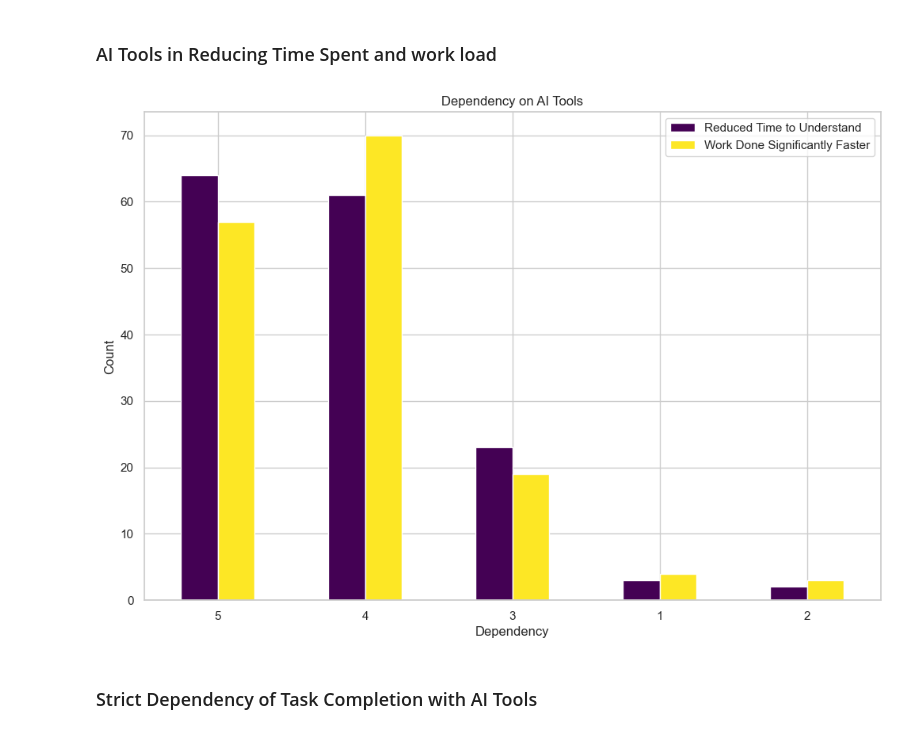
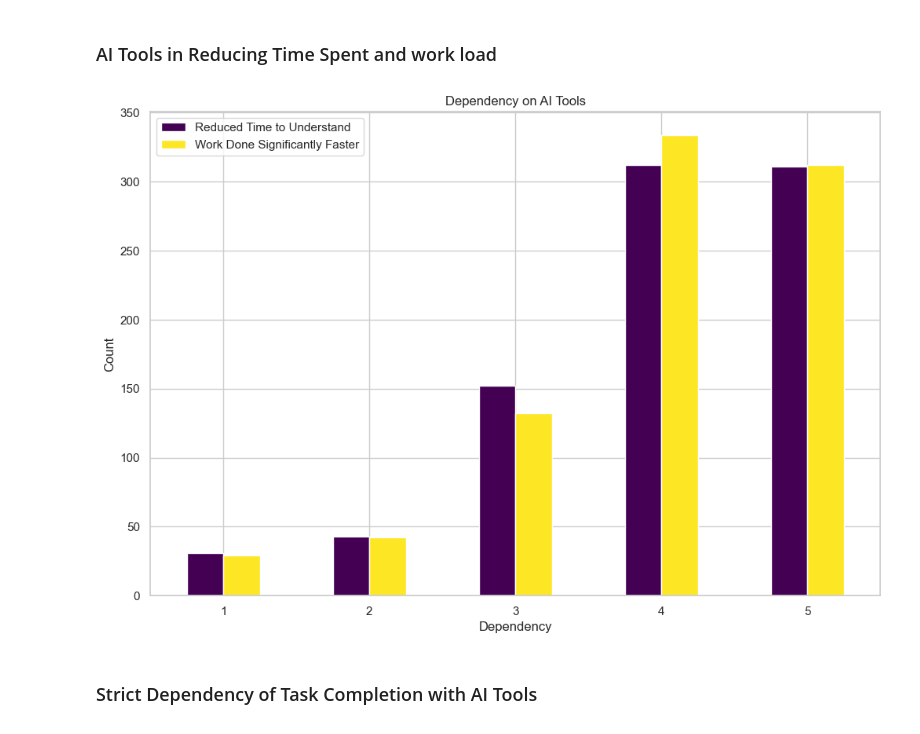
Before and after one commit to NotAlpha45/Survey-on-the-Impact-of-AI-Tools, a Jupyter notebook: code/dataset_exploration.ipynb, the cells around one changed output. Cells and saved outputs as stored; diff of their text form; code cells hidden in the pictures.

```diff
--- a/code/dataset_exploration.ipynb
+++ b/code/dataset_exploration.ipynb
@@ -6,7 +6,7 @@ import seaborn as sns
 # Dataset Load and Cleaning
 # %%
 dataset = pd.read_csv(
-    "../dataset/Survey on the Impact of AI Tools on Students  (Responses) - Form Responses 1.csv",
+    "../dataset/Merged-Responses-of-Impact-of-AI-Tools-on-Students-Sheet1.csv",
     engine="pyarrow",
 )
 
@@ -490,37 +496,51 @@ plt.show()
 # %% [markdown]
 ### AI Tools in Reducing Time Spent and work load
 # %%
-dependency_data_1 = dataset[
-    "The use of AI tools reduced the time for me to understand a topic"
-].value_counts()
+dependency_data_1 = dataset["AI Saves Time"].value_counts()
 
-dependency_data_2 = dataset[
-    "AI tools enables me to do my work significantly faster"
-].value_counts()
+
+dependency_data_2 = dataset["Faster Work with AI"].value_counts()
+
 
 combined_dependency_data = pd.concat(
+
     [dependency_data_1, dependency_data_2], axis=1, sort=True
+
 ).fillna(0)
 
+
 combined_dependency_data.columns = [
+
     "Reduced Time to Understand",
+
     "Work Done Significantly Faster",
+
 ]
+
 
 plt.figure(figsize=(12, 8))
 
+
 combined_dependency_data.plot(kind="bar", colormap="viridis", ax=plt.gca())
 
+
 plt.title("Dependency on AI Tools")
+
 plt.xlabel("Dependency")
+
 plt.ylabel("Count")
+
 plt.xticks(rotation=0)
+
 plt.legend()
+
 filename = "../results/dependency_on_ai_tools.png"
+
 plt.savefig(filename)
+
 plt.show()
 # %% [output]
-[figure, old version]
+[figure, new version]
 # %% [markdown]
 ### Strict Dependency of Task Completion with AI Tools
 # %%
```
Also changed, not shown: parts of 29 cells of this notebook, 27 other files.
